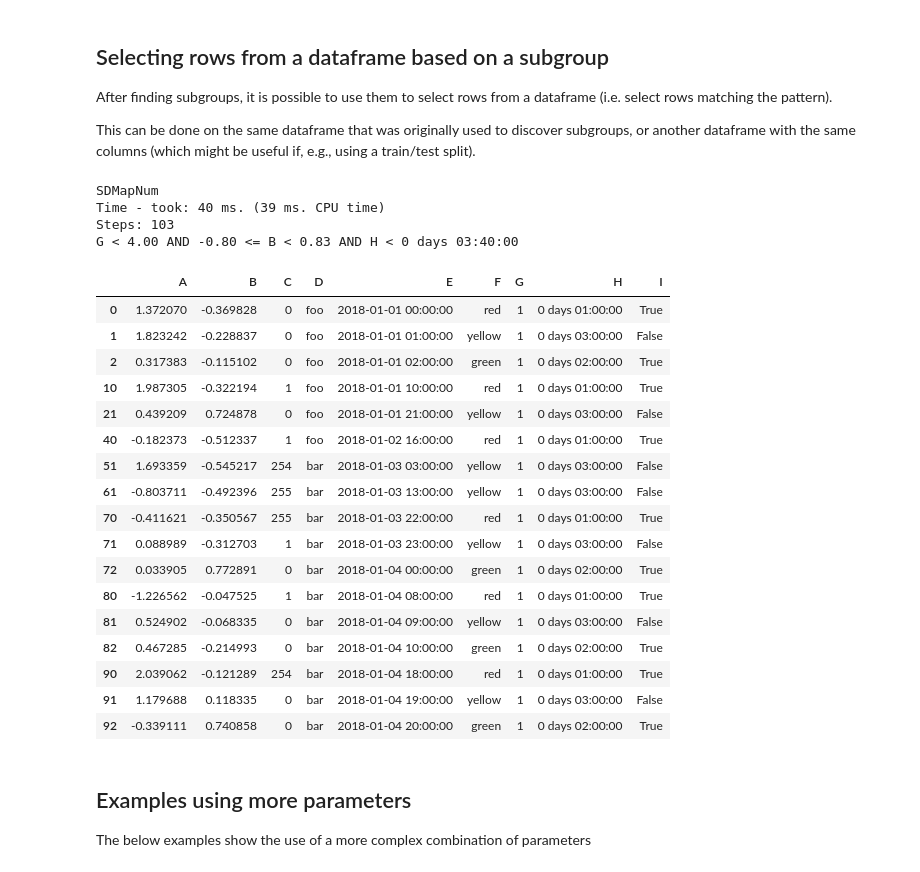
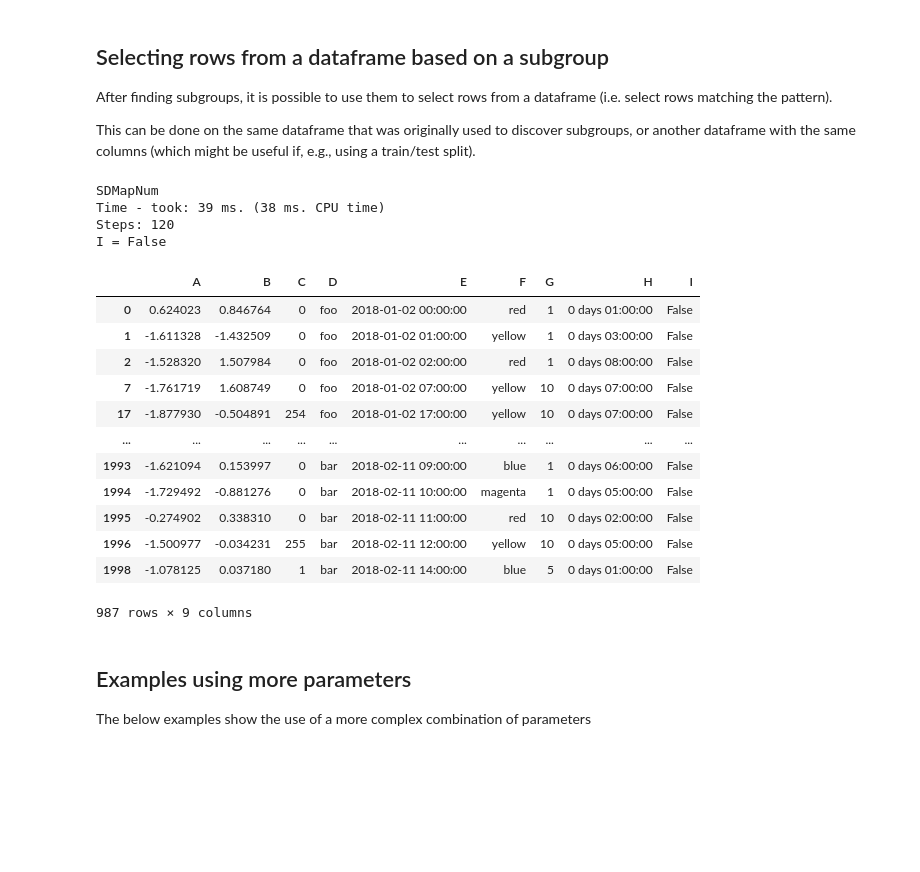
Before and after one commit to cslab-hub/sd4py, a Jupyter notebook: sd4py_examples.ipynb, the cells around one changed output. Drawn from its saved outputs; the diff is of its cells as text; code cells hidden in the pictures; blank space fills up the shorter version.

```diff
--- a/sd4py_examples.ipynb
+++ b/sd4py_examples.ipynb
@@ -10,17 +36,35 @@ In order to showcase sd4py, we need some data in a Pandas dataframe.
 
 The code below just generates a dataframe with a variety of different data types.
 # %%
+np.random.seed(1)
+
+df1 = pd.DataFrame(
+    {
+        "A": pd.Series(np.random.randn(1000), dtype="float16") - 1,
+        "B": pd.Series(np.random.randn(1000)) + 1,
+        "C": pd.Series(np.array(np.random.randn(1000), dtype="uint8")),
+        "D": ["foo"]*700 + ["bar"]*300,
+        "E": pd.date_range("2018-01-02", periods=1000, freq="H"),
+        "F": ["red", "yellow"] * 500,
+        "G": ([1]*5 + [10]*3 + [11,11]) * 100,
+        "H": [pd.Timedelta(hours=x) for x in [1,3,8,8,5,7,7,7,7,6]*100],
+        "I": np.random.choice([True, False], 1000, p=[0.8,0.2])
+    }
+)
+
 df2 = pd.DataFrame(
     {
-        "A": pd.Series(np.random.randn(100), dtype="float16"),
-        "B": pd.Series(np.random.randn(100)),
-        "C": pd.Series(np.array(np.random.randn(100), dtype="uint8")),
-        "D": ["foo"]*50 + ["bar"]*50,
-        "E": pd.date_range("2018-01-01", periods=100, freq="H"),
-        "F": ["red", "yellow", "green", "blue","magenta"] * 20,
-        "G": ([1]*5 + [10]*3 + [5,5]) * 10,
-        "H": [pd.Timedelta(hours=x) for x in [1,3,2,6,5,2,5,9,1,6]*10],
-        "I": [True, False] * 50
+        "A": pd.Series(np.random.randn(1000), dtype="float16"),
+        "B": pd.Series(np.random.randn(1000)),
+        "C": pd.Series(np.array(np.random.randn(1000), dtype="uint8")),
+        "D": ["foo"]*500 + ["bar"]*500,
+        "E": pd.date_range("2018-01-01", periods=1000, freq="H"),
+        "F": ["red", "yellow", "green", "blue","magenta"] * 200,
+        "G": ([1]*5 + [10]*3 + [5,5]) * 100,
+        "H": [pd.Timedelta(hours=x) for x in [1,3,2,6,5,2,5,9,1,6]*100],
+        "I": np.random.choice([True, False], 1000, p=[0.2,0.8])
     }
 )
+
+df = pd.concat([df1, df2]).reset_index(drop=True)
 # %%
@@ -83,35 +127,30 @@ After finding subgroups, it is possible to use them to select rows from a datafr
 
 This can be done on the same dataframe that was originally used to discover subgroups, or another dataframe with the same columns (which might be useful if, e.g., using a train/test split).
 # %%
-results = sd4py.discover_subgroups(df2, "A")
+results = sd4py.discover_subgroups(df, "A")
 
 ## Select rows based on the first subgroup
 print(results.subgroups[0])
 
-results.subgroups[0].get_rows(df2)
+results.subgroups[0].get_rows(df)
 # %% [output]
 SDMapNum
-Time - took: 40 ms. (39 ms. CPU time)
-Steps: 103
-G < 4.00 AND -0.80 <= B < 0.83 AND H < 0 days 03:40:00
+Time - took: 39 ms. (38 ms. CPU time)
+Steps: 120
+I = False
 |  | A | B | C | D | E | F | G | H | I |
-| 0 | 1.372070 | -0.369828 | 0 | foo | 2018-01-01 00:00:00 | red | 1 | 0 days 01:00:00 | True |
-| 1 | 1.823242 | -0.228837 | 0 | foo | 2018-01-01 01:00:00 | yellow | 1 | 0 days 03:00:00 | False |
-| 2 | 0.317383 | -0.115102 | 0 | foo | 2018-01-01 02:00:00 | green | 1 | 0 days 02:00:00 | True |
-| 10 | 1.987305 | -0.322194 | 1 | foo | 2018-01-01 10:00:00 | red | 1 | 0 days 01:00:00 | True |
-| 21 | 0.439209 | 0.724878 | 0 | foo | 2018-01-01 21:00:00 | yellow | 1 | 0 days 03:00:00 | False |
-| 40 | -0.182373 | -0.512337 | 1 | foo | 2018-01-02 16:00:00 | red | 1 | 0 days 01:00:00 | True |
-| 51 | 1.693359 | -0.545217 | 254 | bar | 2018-01-03 03:00:00 | yellow | 1 | 0 days 03:00:00 | False |
-| 61 | -0.803711 | -0.492396 | 255 | bar | 2018-01-03 13:00:00 | yellow | 1 | 0 days 03:00:00 | False |
-| 70 | -0.411621 | -0.350567 | 255 | bar | 2018-01-03 22:00:00 | red | 1 | 0 days 01:00:00 | True |
-| 71 | 0.088989 | -0.312703 | 1 | bar | 2018-01-03 23:00:00 | yellow | 1 | 0 days 03:00:00 | False |
-| 72 | 0.033905 | 0.772891 | 0 | bar | 2018-01-04 00:00:00 | green | 1 | 0 days 02:00:00 | True |
-| 80 | -1.226562 | -0.047525 | 1 | bar | 2018-01-04 08:00:00 | red | 1 | 0 days 01:00:00 | True |
-| 81 | 0.524902 | -0.068335 | 0 | bar | 2018-01-04 09:00:00 | yellow | 1 | 0 days 03:00:00 | False |
-| 82 | 0.467285 | -0.214993 | 0 | bar | 2018-01-04 10:00:00 | green | 1 | 0 days 02:00:00 | True |
-| 90 | 2.039062 | -0.121289 | 254 | bar | 2018-01-04 18:00:00 | red | 1 | 0 days 01:00:00 | True |
-| 91 | 1.179688 | 0.118335 | 0 | bar | 2018-01-04 19:00:00 | yellow | 1 | 0 days 03:00:00 | False |
-| 92 | -0.339111 | 0.740858 | 0 | bar | 2018-01-04 20:00:00 | green | 1 | 0 days 02:00:00 | True |
+| 0 | 0.624023 | 0.846764 | 0 | foo | 2018-01-02 00:00:00 | red | 1 | 0 days 01:00:00 | False |
+| 1 | -1.611328 | -1.432509 | 0 | foo | 2018-01-02 01:00:00 | yellow | 1 | 0 days 03:00:00 | False |
+| 2 | -1.528320 | 1.507984 | 0 | foo | 2018-01-02 02:00:00 | red | 1 | 0 days 08:00:00 | False |
+| 7 | -1.761719 | 1.608749 | 0 | foo | 2018-01-02 07:00:00 | yellow | 10 | 0 days 07:00:00 | False |
+| 17 | -1.877930 | -0.504891 | 254 | foo | 2018-01-02 17:00:00 | yellow | 10 | 0 days 07:00:00 | False |
+| ... | ... | ... | ... | ... | ... | ... | ... | ... | ... |
+| 1993 | -1.621094 | 0.153997 | 0 | bar | 2018-02-11 09:00:00 | blue | 1 | 0 days 06:00:00 | False |
+| 1994 | -1.729492 | -0.881276 | 0 | bar | 2018-02-11 10:00:00 | magenta | 1 | 0 days 05:00:00 | False |
+| 1995 | -0.274902 | 0.338310 | 0 | bar | 2018-02-11 11:00:00 | red | 10 | 0 days 02:00:00 | False |
+| 1996 | -1.500977 | -0.034231 | 255 | bar | 2018-02-11 12:00:00 | yellow | 10 | 0 days 05:00:00 | False |
+| 1998 | -1.078125 | 0.037180 | 1 | bar | 2018-02-11 14:00:00 | blue | 5 | 0 days 01:00:00 | False |
+987 rows × 9 columns
 # %% [markdown]
 ## Examples using more parameters
 
```
Also changed, not shown: parts of 30 cells of this notebook, 7 other files.
